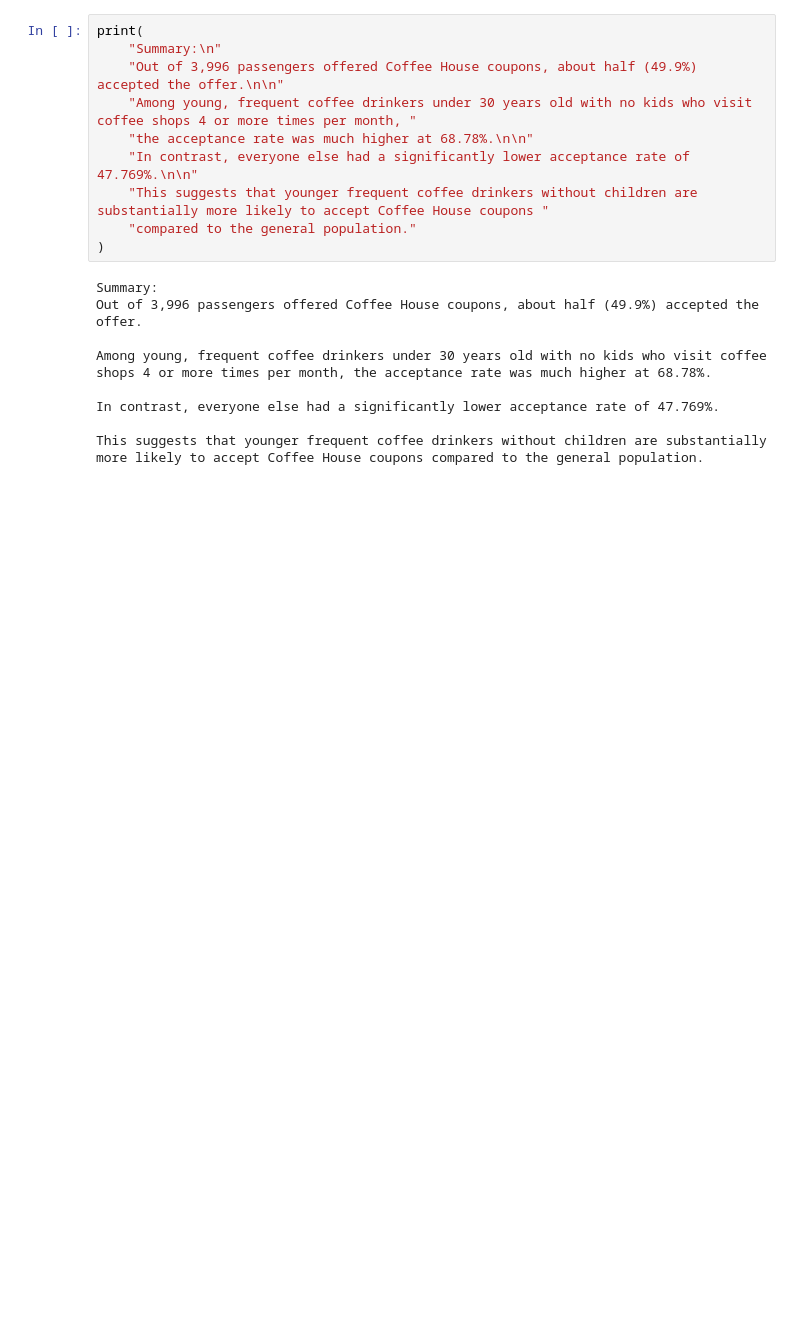
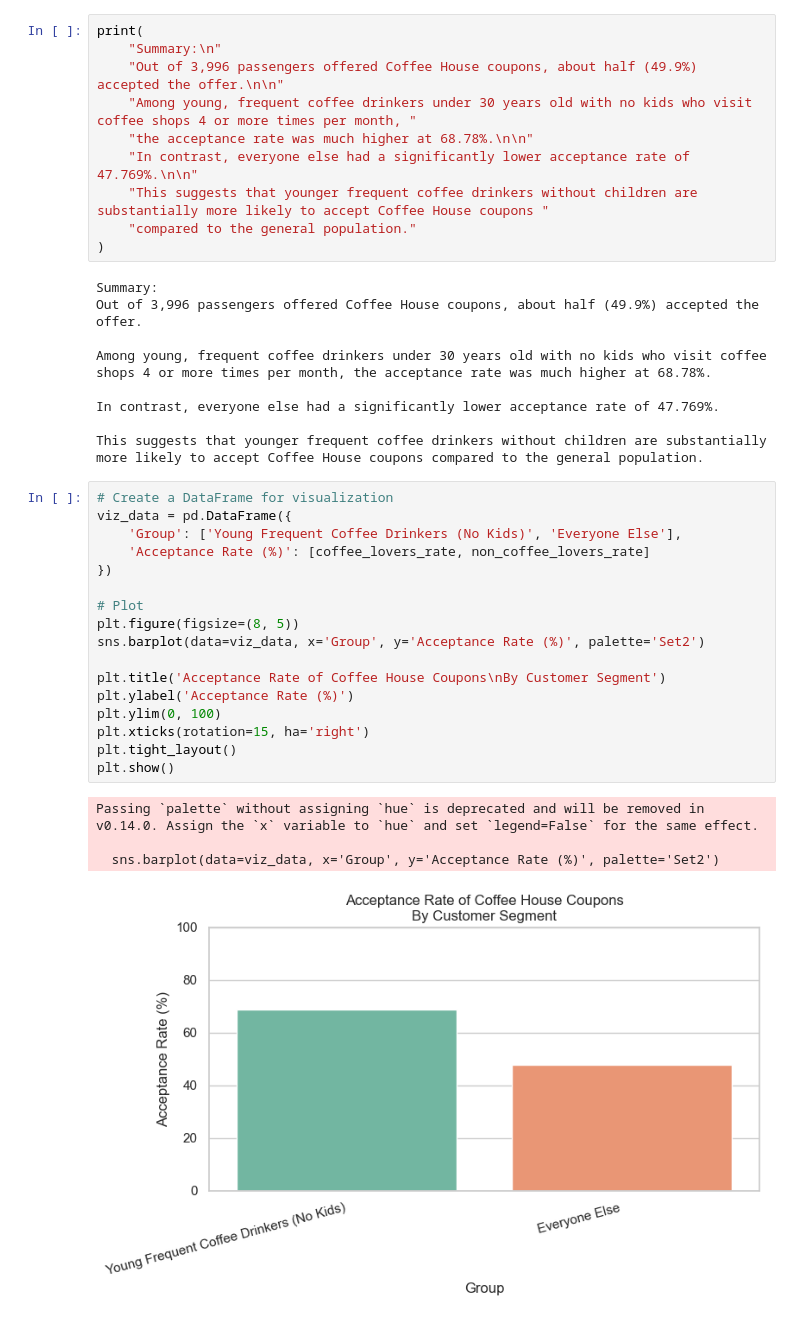
Before and after one commit to nbardhan/Will-the-Customer-Accept-the-Coupon-, a Jupyter notebook: prompt.ipynb, the cells around one changed output. Drawn from its saved outputs; the diff is of its cells as text; blank space fills up the shorter version.

Commit message:
Add visualizations and update analysis notebook

```diff
--- a/prompt.ipynb
+++ b/prompt.ipynb
@@ -786,3 +786,25 @@ Among young, frequent coffee drinkers under 30 years old with no kids who visit
 In contrast, everyone else had a significantly lower acceptance rate of 47.769%.
 
 This suggests that younger frequent coffee drinkers without children are substantially more likely to accept Coffee House coupons compared to the general population.
+# %%
+# Create a DataFrame for visualization
+viz_data = pd.DataFrame({
+    'Group': ['Young Frequent Coffee Drinkers (No Kids)', 'Everyone Else'],
+    'Acceptance Rate (%)': [coffee_lovers_rate, non_coffee_lovers_rate]
+})
+
+# Plot
+plt.figure(figsize=(8, 5))
+sns.barplot(data=viz_data, x='Group', y='Acceptance Rate (%)', palette='Set2')
+
+plt.title('Acceptance Rate of Coffee House Coupons\nBy Customer Segment')
+plt.ylabel('Acceptance Rate (%)')
+plt.ylim(0, 100)
+plt.xticks(rotation=15, ha='right')
+plt.tight_layout()
+plt.show()
+# %% [output]
+Passing `palette` without assigning `hue` is deprecated and will be removed in v0.14.0. Assign the `x` variable to `hue` and set `legend=False` for the same effect.
+
+  sns.barplot(data=viz_data, x='Group', y='Acceptance Rate (%)', palette='Set2')
+[figure, added]
```
